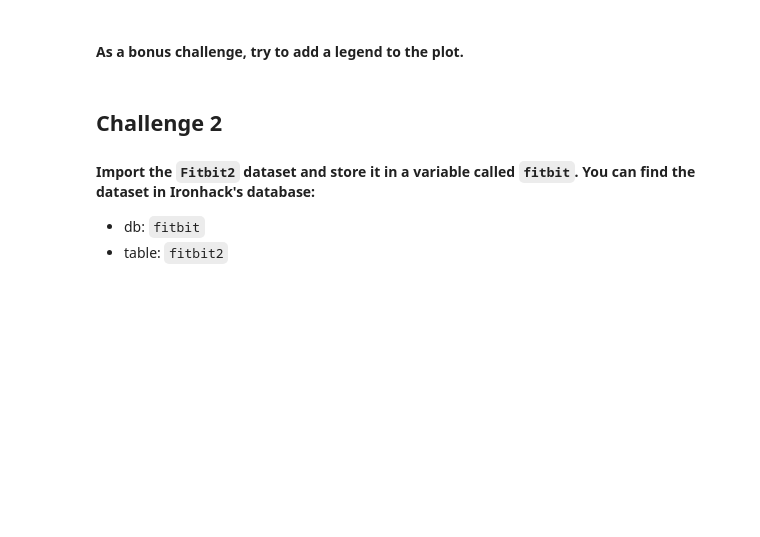
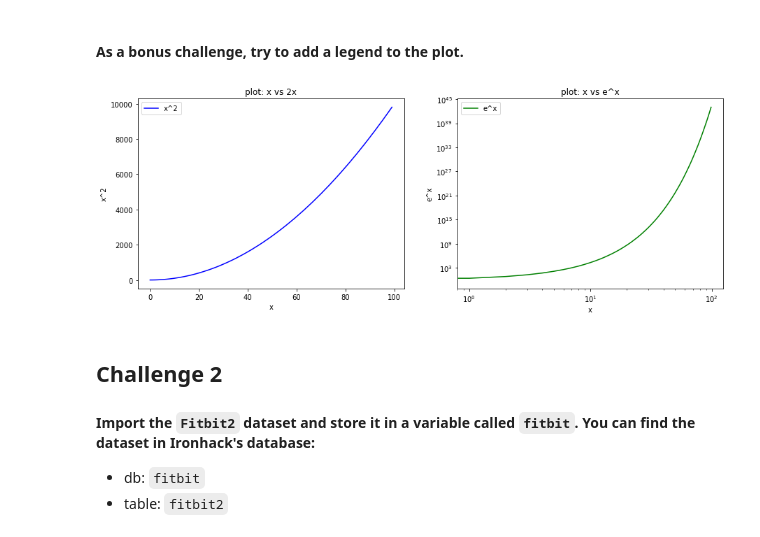
Before and after one commit to Malvagfr/dataptmad1121_labs, a Jupyter notebook: module-2/matplotlib-seaborn/your-code/main.ipynb, the cells around one changed output. Cells and saved outputs as stored; diff of their text form; code cells hidden in the pictures; blank space fills up the shorter version.

```diff
--- a/module-2/matplotlib-seaborn/your-code/main.ipynb
+++ b/module-2/matplotlib-seaborn/your-code/main.ipynb
@@ -74,3 +83,21 @@ plt.show()
+# %%
+# your code here
+fig, axs = plt.subplots(ncols=2, nrows=1, figsize=(15,5))
+axs[0].plot(x, y1, label='x^2', color='blue')
+axs[1].plot(x, y2, label='e^x', color='green')
+axs[1].set_xscale('log')
+axs[1].set_yscale('log')
+axs[0].legend(loc=2, prop={'size': 10})
+axs[1].legend(loc=2, prop={'size': 10})
+axs[0].set_title('plot: x vs 2x')
+axs[1].set_title('plot: x vs e^x')
+axs[0].set_xlabel('x')
+axs[0].set_ylabel('x^2')
+axs[1].set_xlabel('x')
+axs[1].set_ylabel('e^x')
+plt.show()
+# %% [output]
+[figure, added]
 # %% [markdown]
 ## Challenge 2
 #### Import the `Fitbit2` dataset and store it in a variable called `fitbit`. You can find the dataset in Ironhack's database:
```
Also changed, not shown: parts of 18 cells of this notebook, 1 other file.
